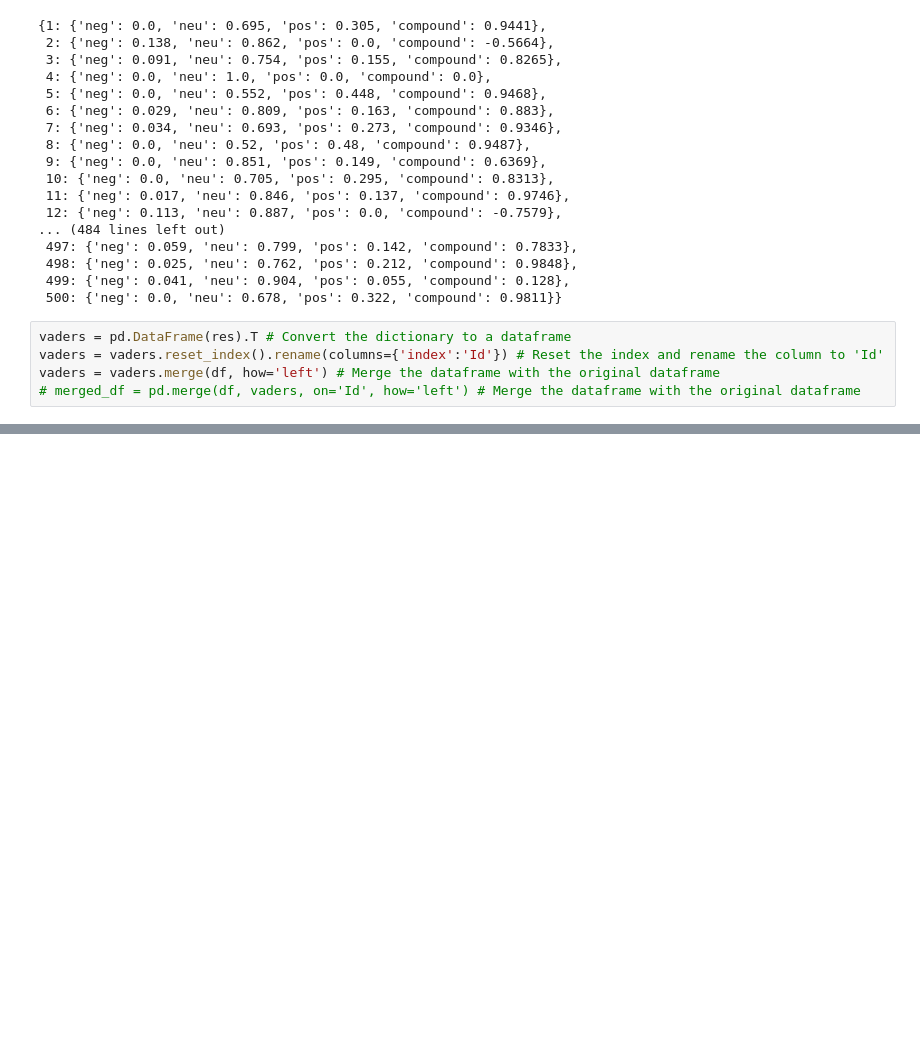
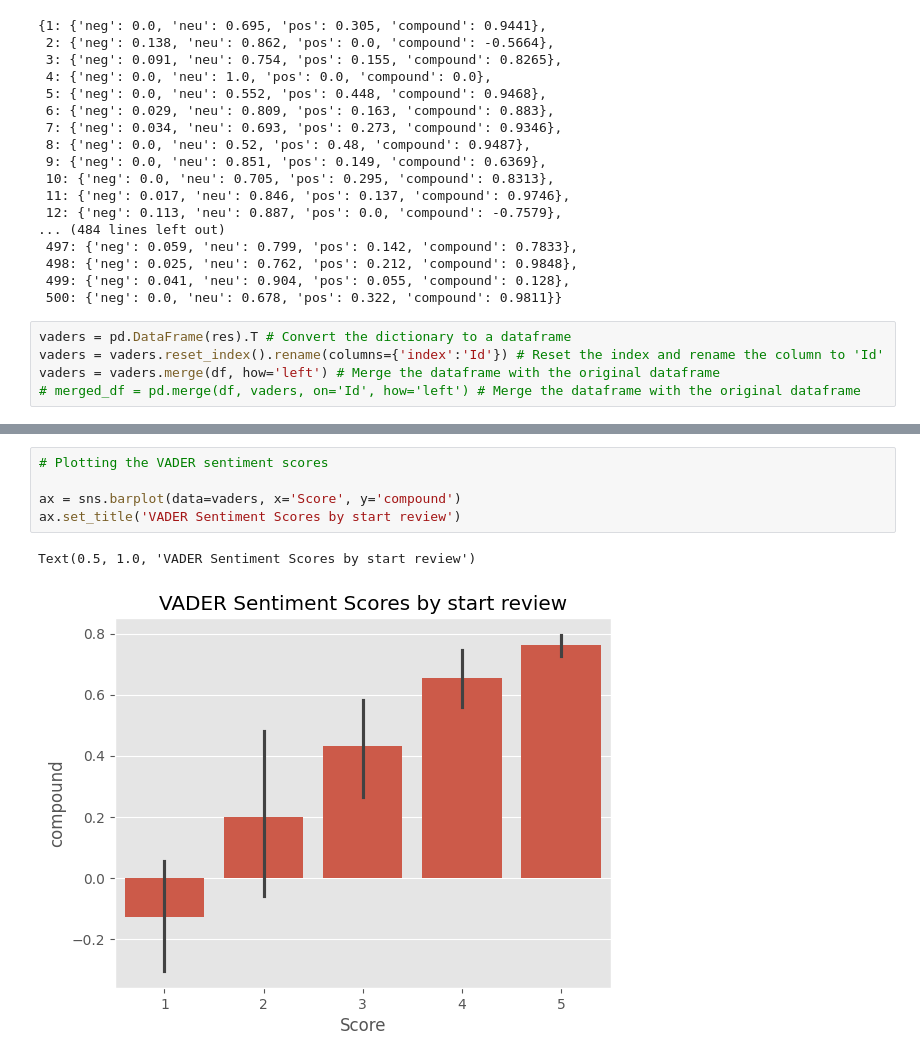
Before and after one commit to thomashazekamp/ForkNFind, a Jupyter notebook: src/sentiment_analysis/vader/data.ipynb, the cells around one changed output, grey strips where cells are left out. Cells and saved outputs as stored; diff of their text form; blank space fills up the shorter version.

Commit message:
Showing data for VADER and the usefulness of the given review ratings compared to the polarity scores. Relates to #61

```diff
--- a/src/sentiment_analysis/vader/data.ipynb
+++ b/src/sentiment_analysis/vader/data.ipynb
@@ -131,3 +131,11 @@ vaders.head()
 | 2 | 3 | 0.091 | 0.754 | 0.155 | 0.8265 | B000LQOCH0 | ABXLMWJIXXAIN | Natalia Corres "Natalia Corres" | 1 | ... |
 | 3 | 4 | 0.000 | 1.000 | 0.000 | 0.0000 | B000UA0QIQ | A395BORC6FGVXV | Karl | 3 | ... |
 | 4 | 5 | 0.000 | 0.552 | 0.448 | 0.9468 | B006K2ZZ7K | A1UQRSCLF8GW1T | Michael D. Bigham "M. Wassir" | 0 | ... |
+# %%
+# Plotting the VADER sentiment scores
+
+ax = sns.barplot(data=vaders, x='Score', y='compound')
+ax.set_title('VADER Sentiment Scores by start review')
+# %% [output]
+Text(0.5, 1.0, 'VADER Sentiment Scores by start review')
+[figure, added]
```
Also changed, not shown: parts of 1 cell of this notebook.
